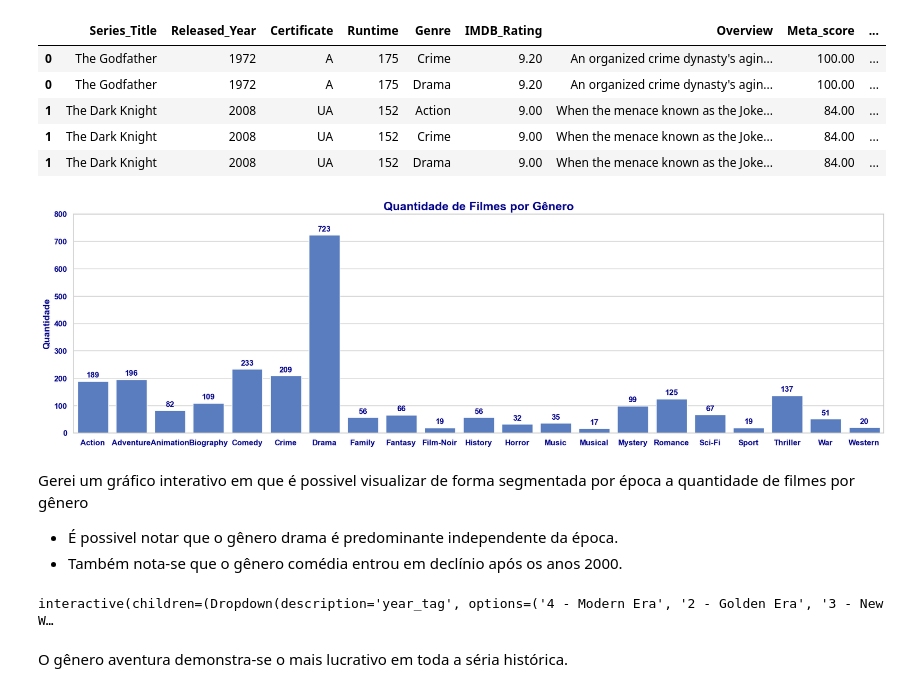
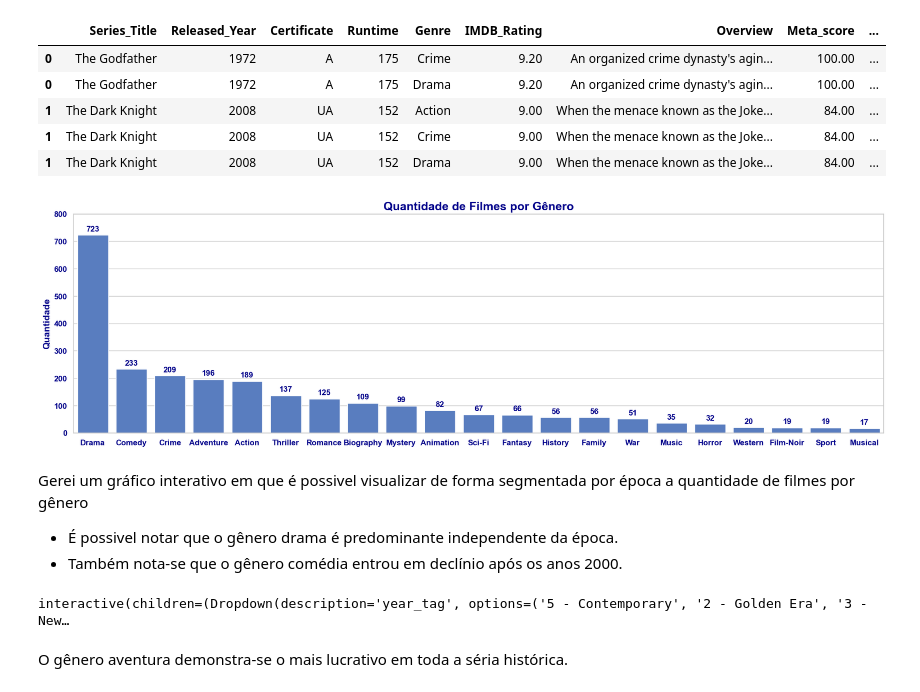
Before and after one commit to AurelioGuilherme/Desafio_Ciencia_de_Dados, a Jupyter notebook: Notebooks/LH_CD_AURELIO.ipynb, the cells around one changed output. Cells and saved outputs as stored; diff of their text form; code cells hidden in the pictures.

```diff
--- a/Notebooks/EDA.ipynb
+++ b/Notebooks/LH_CD_AURELIO.ipynb
@@ -562,18 +563,18 @@ generos.head()
 | 1 | The Dark Knight | 2008 | UA | 152 | Drama | 9.00 | When the menace known as the Joke... | 84.00 | ... |
 # %%
 # Contabilizando a quantidade filmes agrupadas por gênero.
-df_groupby = generos.groupby("Genre").agg(quantidade_filmes = ('Series_Title', 'count'))
+df_groupby = generos.groupby("Genre").agg(quantidade_filmes = ('Series_Title', 'count')).sort_values("quantidade_filmes", ascending=False)
 
 barplot_custom(df_groupby,
                figsize=(22,6),
                col_x= 'Genre',
                col_y = 'quantidade_filmes',
                title="Quantidade de Filmes por Gênero",
                y_label='Quantidade',
                bar_anotate = True,
                y_lim=[0,800])
 # %% [output]
-[figure, old version]
+[figure, new version]
 # %% [markdown]
 Gerei um gráfico interativo em que é possivel visualizar de forma segmentada por época a quantidade de filmes por gênero
 * É possivel notar que o gênero drama é predominante independente da época.
@@ -595,7 +596,7 @@ def plot_bar_plot_custom_interativo(year_tag):
                    y_label='Quantidade',
                    bar_anotate = True)
 # %% [output]
-interactive(children=(Dropdown(description='year_tag', options=('4 - Modern Era', '2 - Golden Era', '3 - New W…
+interactive(children=(Dropdown(description='year_tag', options=('5 - Contemporary', '2 - Golden Era', '3 - New…
 # %% [markdown]
 O gênero aventura demonstra-se o mais lucrativo em toda a séria histórica.
 # %%
```
Also changed, not shown: parts of 71 cells of this notebook, 2 other files.
